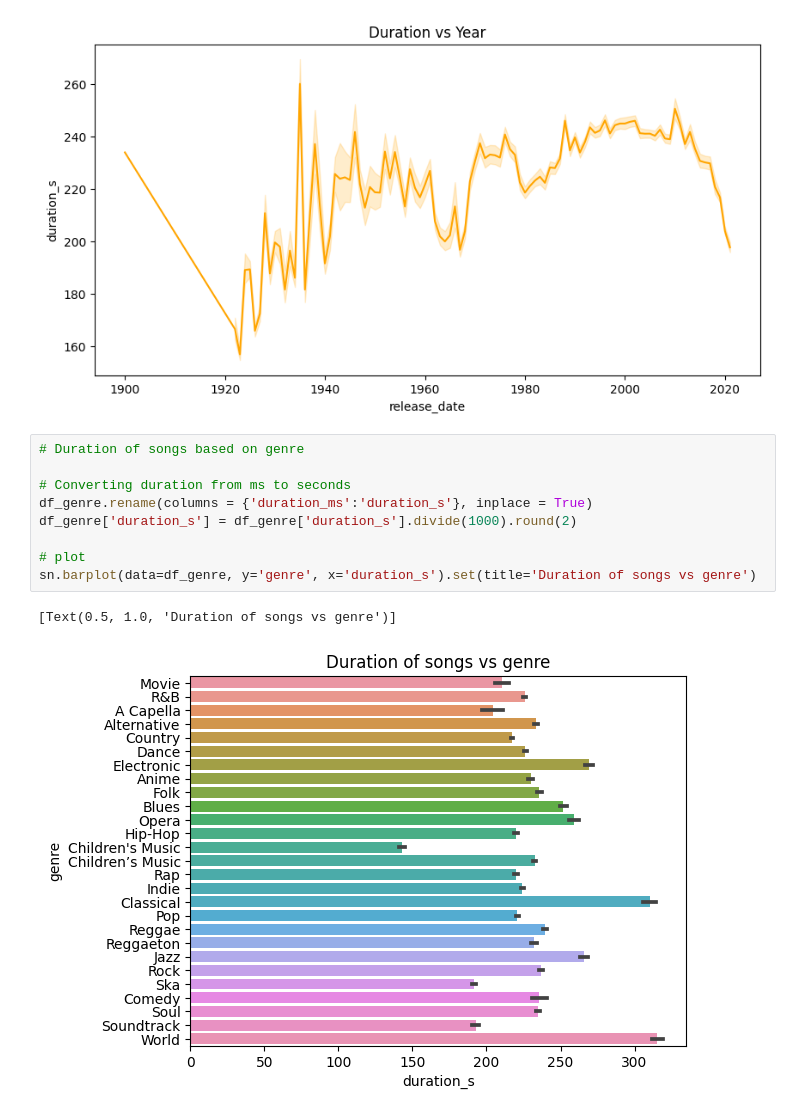
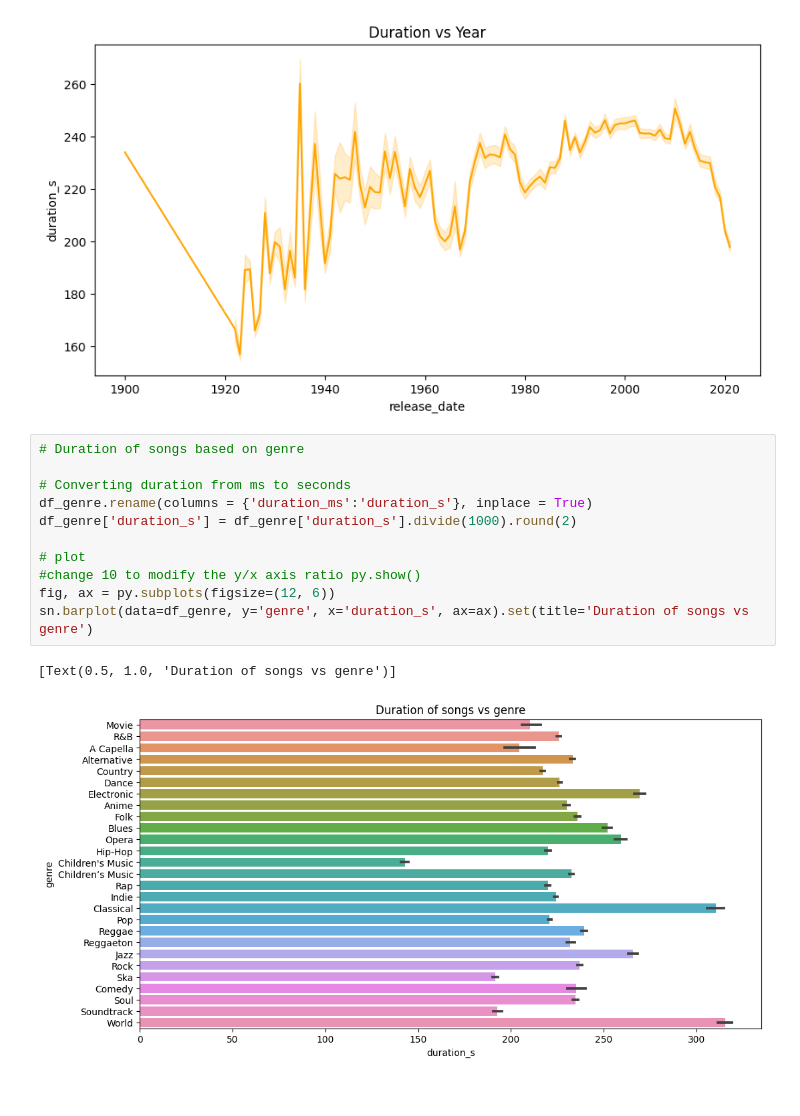
Before and after one commit to S99C/Spotify-EDA, a Jupyter notebook: main.ipynb, the cells around one changed output. Drawn from its saved outputs; the diff is of its cells as text.

```diff
--- a/main.ipynb
+++ b/main.ipynb
@@ -216,12 +216,14 @@ Average duration of songs: 230.05
 # %%
 # Duration of songs based on genre
 
 # Converting duration from ms to seconds
 df_genre.rename(columns = {'duration_ms':'duration_s'}, inplace = True)
 df_genre['duration_s'] = df_genre['duration_s'].divide(1000).round(2)
 
 # plot
-sn.barplot(data=df_genre, y='genre', x='duration_s').set(title='Duration of songs vs genre')
+#change 10 to modify the y/x axis ratio py.show()
+fig, ax = py.subplots(figsize=(12, 6))
+sn.barplot(data=df_genre, y='genre', x='duration_s', ax=ax).set(title='Duration of songs vs genre')
 # %% [output]
 [Text(0.5, 1.0, 'Duration of songs vs genre')]
-[figure, old version]
+[figure, new version]
```
Also changed, not shown: parts of 2 cells of this notebook.
